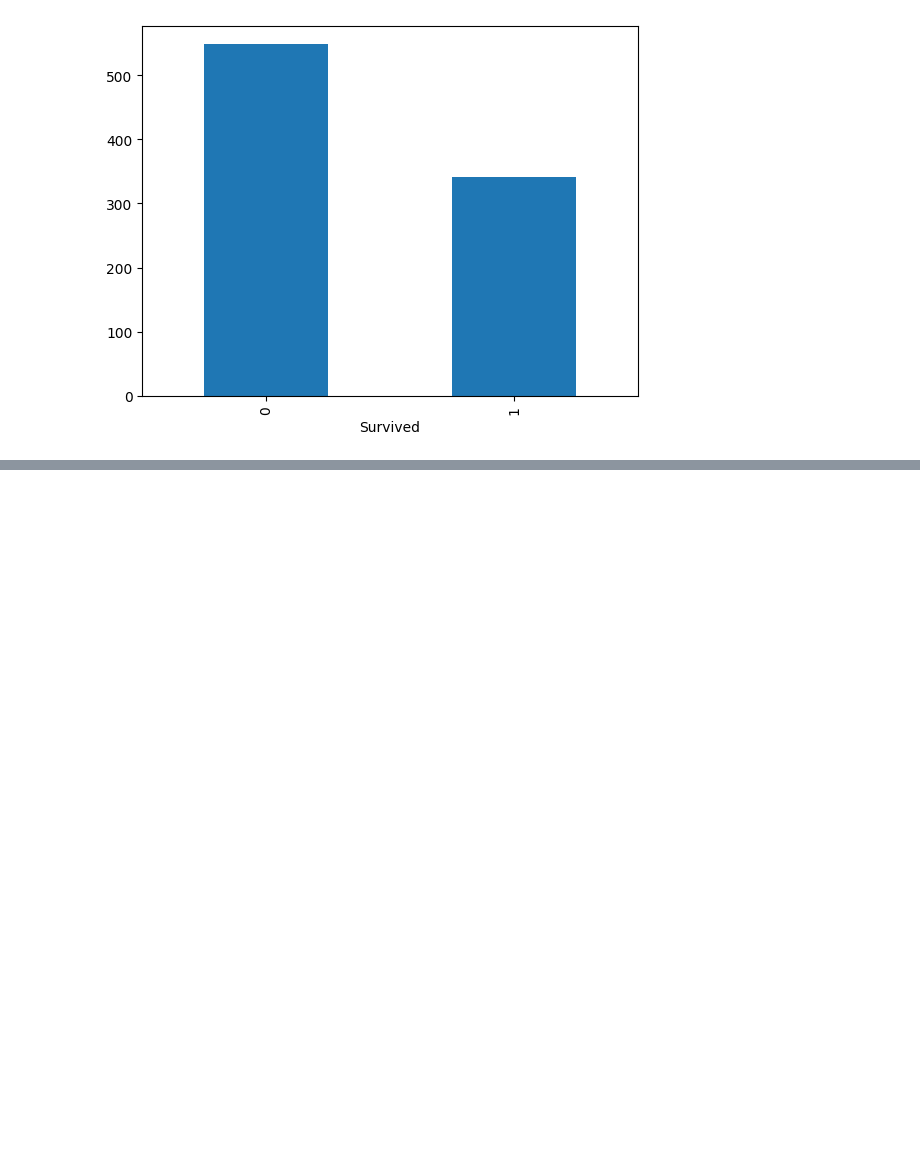
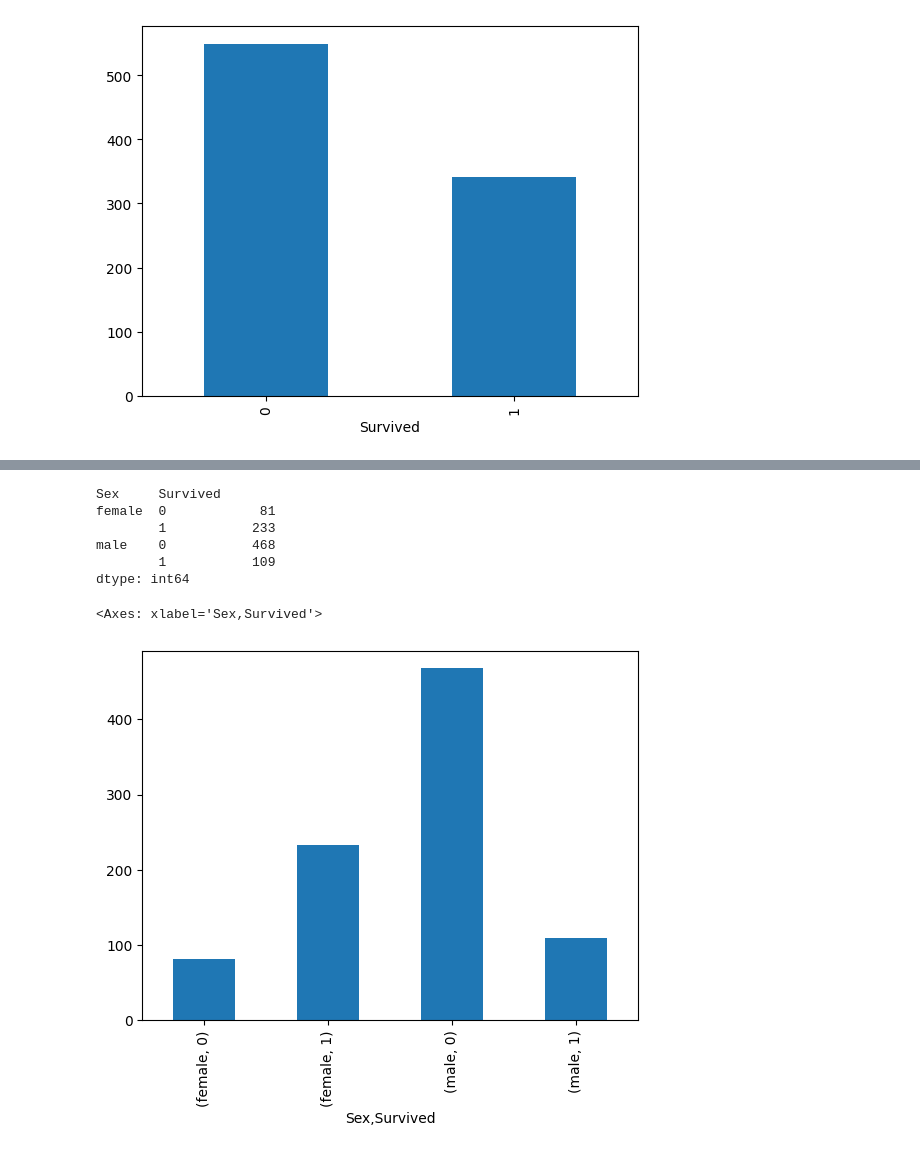
Before and after one commit to lolshark99/Working-on-data-using-pandas-python-, a Jupyter notebook: Pandas practise using titanic.ipynb, the cells around one changed output, grey strips where cells are left out. Drawn from its saved outputs; the diff is of its cells as text; code cells hidden in the pictures; blank space fills up the shorter version.

```diff
--- a/Pandas practise using titanic.ipynb
+++ b/Pandas practise using titanic.ipynb
@@ -69,0 +81,13 @@ Name: count, dtype: int64
+# %%
+survival_by_gender = train_set.groupby(['Sex', 'Survived']).size()
+print(survival_by_gender)
+survival_by_gender.plot(kind = 'bar')
+# %% [output]
+Sex     Survived
+female  0            81
+        1           233
+male    0           468
+        1           109
+dtype: int64
+<Axes: xlabel='Sex,Survived'>
+[figure, added]
```
Also changed, not shown: parts of 1 cell of this notebook.
